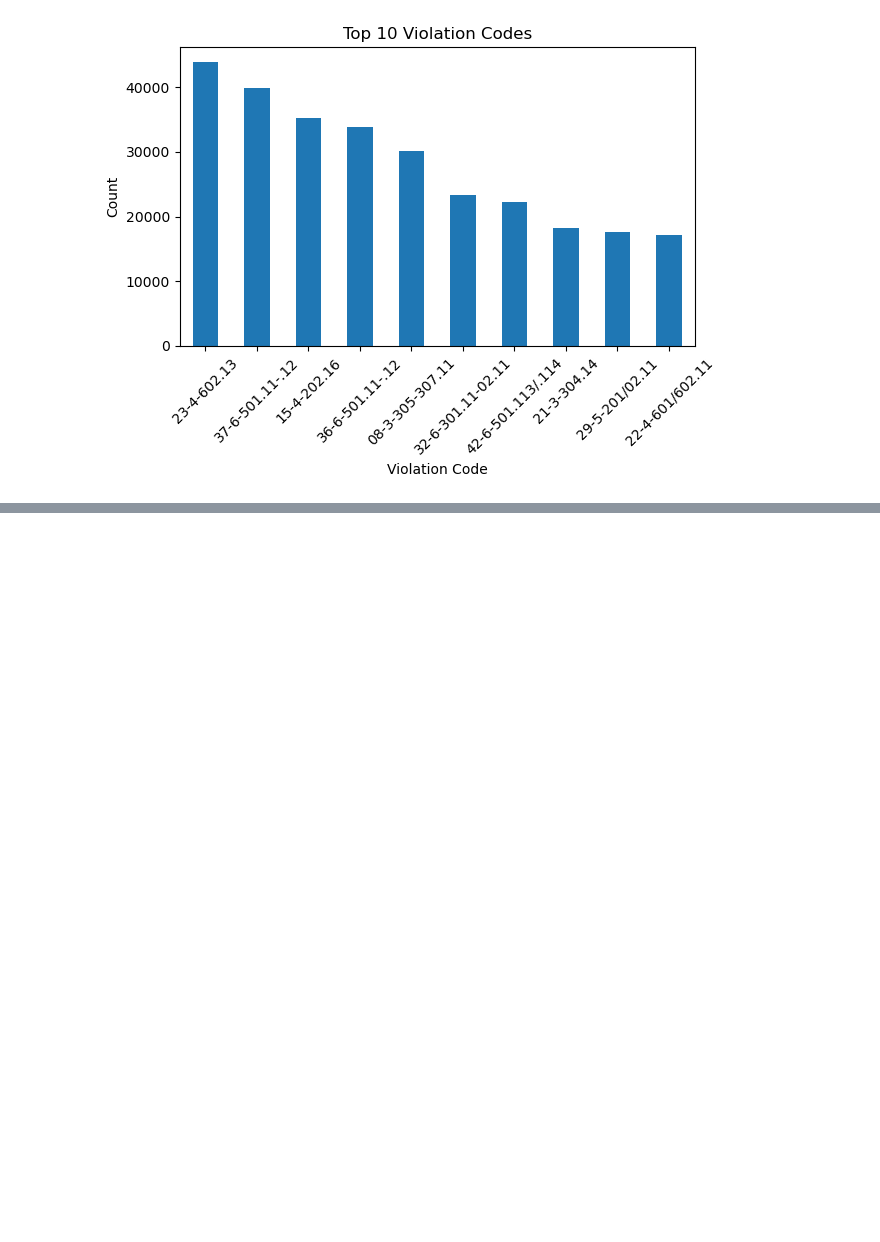
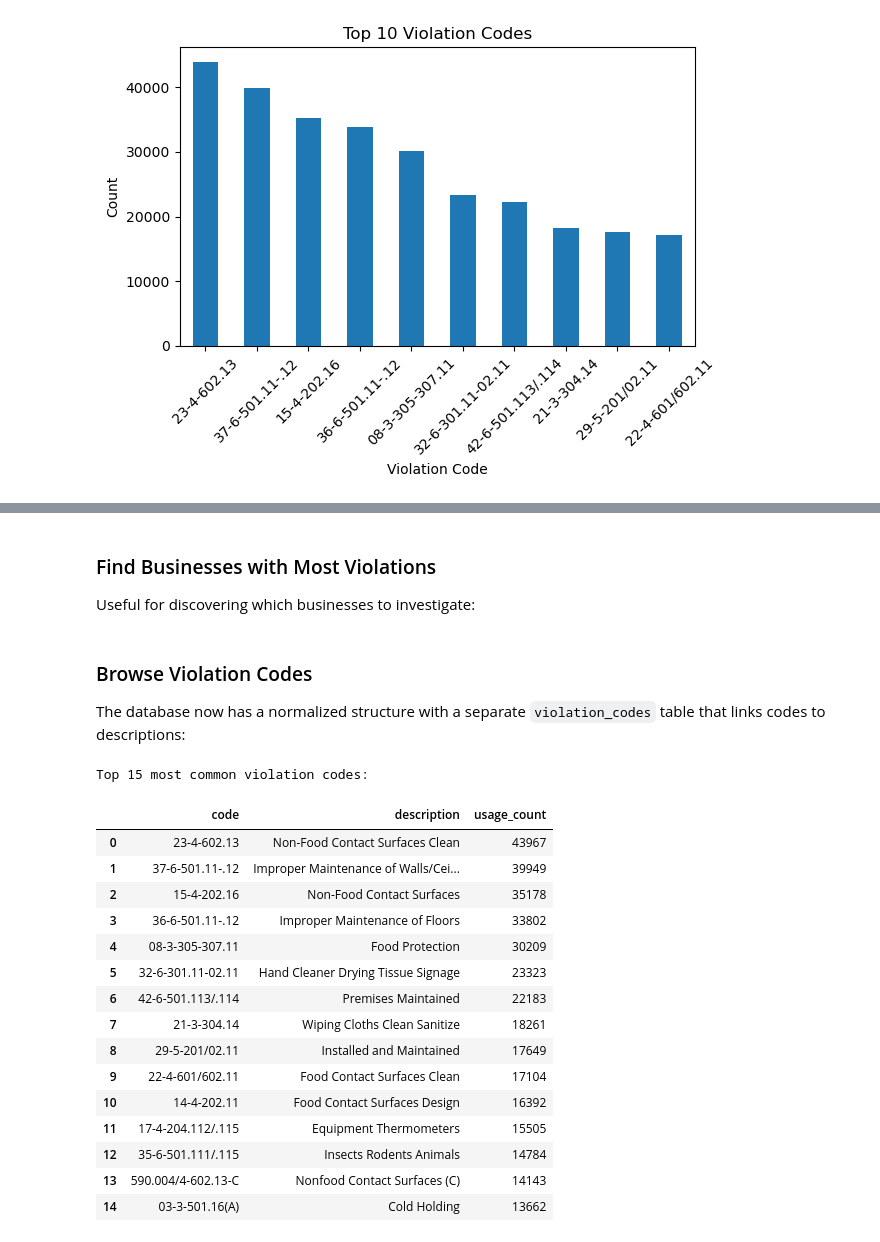
Before and after one commit to konipede/healthcare-database, a Jupyter notebook: notebooks/analysis.ipynb, the cells around one changed output, grey strips where cells are left out. Saved outputs shown, nothing was run; the diff lists cells and outputs as text; code cells hidden in the pictures; blank space fills up the shorter version.

```diff
--- a/notebooks/analysis.ipynb
+++ b/notebooks/analysis.ipynb
@@ -22,0 +87,6 @@ plt.show()
+# %%
+# Example 1: Search with detailed formatted output (shows violation descriptions!)
+violations = get_recent_violations("Dunkin", limit=3)
+
+# To get just the dataframe without formatted output:
+# violations = get_recent_violations("Dunkin", limit=3, show_details=False)
@@ -22,0 +262,4 @@ plt.show()
+# %% [markdown]
+### Find Businesses with Most Violations
+
+Useful for discovering which businesses to investigate:
@@ -22,0 +298,67 @@ plt.show()
+# %% [markdown]
+### Browse Violation Codes
+
+The database now has a normalized structure with a separate `violation_codes` table that links codes to descriptions:
+# %%
+def browse_violation_codes(search_term=None, limit=20):
+    """
+    Browse the violation codes lookup table
+
+    Args:
+        search_term: Optional search term to filter codes or descriptions
+        limit: Maximum number of results (default: 20)
+
+    Returns:
+        DataFrame with violation codes and descriptions
+    """
+    if search_term:
+        query = """
+            SELECT
+                code,
+                description,
+                (SELECT COUNT(*) FROM violations WHERE violation_code = code) as usage_count
+            FROM violation_codes
+            WHERE code LIKE ? OR description LIKE ?
+            ORDER BY usage_count DESC
+            LIMIT ?
+        """
+        pattern = f"%{search_term}%"
+        df = pd.read_sql(query, conn, params=(pattern, pattern, limit))
+        print(f"Violation codes matching '{search_term}':\n")
+    else:
+        query = """
+            SELECT
+                code,
+                description,
+                (SELECT COUNT(*) FROM violations WHERE violation_code = code) as usage_count
+            FROM violation_codes
+            WHERE code != 'UNKNOWN'
+            ORDER BY usage_count DESC
+            LIMIT ?
+        """
+        df = pd.read_sql(query, conn, params=(limit,))
+        print(f"Top {limit} most common violation codes:\n")
+
+    return df
+
+# Example: Browse all violation codes
+codes = browse_violation_codes(limit=15)
+codes
+# %% [output]
+Top 15 most common violation codes:
+|  | code | description | usage_count |
+| 0 | 23-4-602.13 | Non-Food Contact Surfaces Clean | 43967 |
+| 1 | 37-6-501.11-.12 | Improper Maintenance of Walls/Cei... | 39949 |
+| 2 | 15-4-202.16 | Non-Food Contact Surfaces | 35178 |
+| 3 | 36-6-501.11-.12 | Improper Maintenance of Floors | 33802 |
+| 4 | 08-3-305-307.11 | Food Protection | 30209 |
+| 5 | 32-6-301.11-02.11 | Hand Cleaner Drying Tissue Signage | 23323 |
+| 6 | 42-6-501.113/.114 | Premises Maintained | 22183 |
+| 7 | 21-3-304.14 | Wiping Cloths Clean Sanitize | 18261 |
+| 8 | 29-5-201/02.11 | Installed and Maintained | 17649 |
+| 9 | 22-4-601/602.11 | Food Contact Surfaces Clean | 17104 |
+| 10 | 14-4-202.11 | Food Contact Surfaces Design | 16392 |
+| 11 | 17-4-204.112/.115 | Equipment Thermometers | 15505 |
+| 12 | 35-6-501.111/.115 | Insects Rodents Animals | 14784 |
+| 13 | 590.004/4-602.13-C | Nonfood Contact Surfaces (C) | 14143 |
+| 14 | 03-3-501.16(A) | Cold Holding | 13662 |
```
Also changed, not shown: parts of 12 cells of this notebook, 13 other files.
